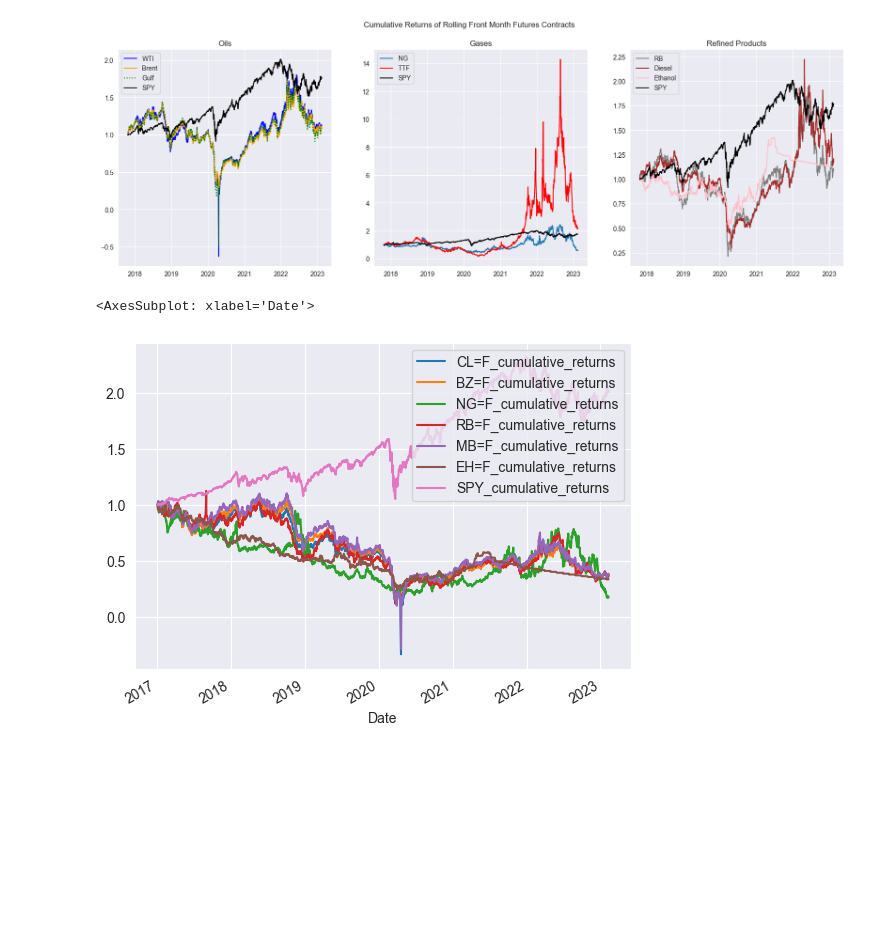
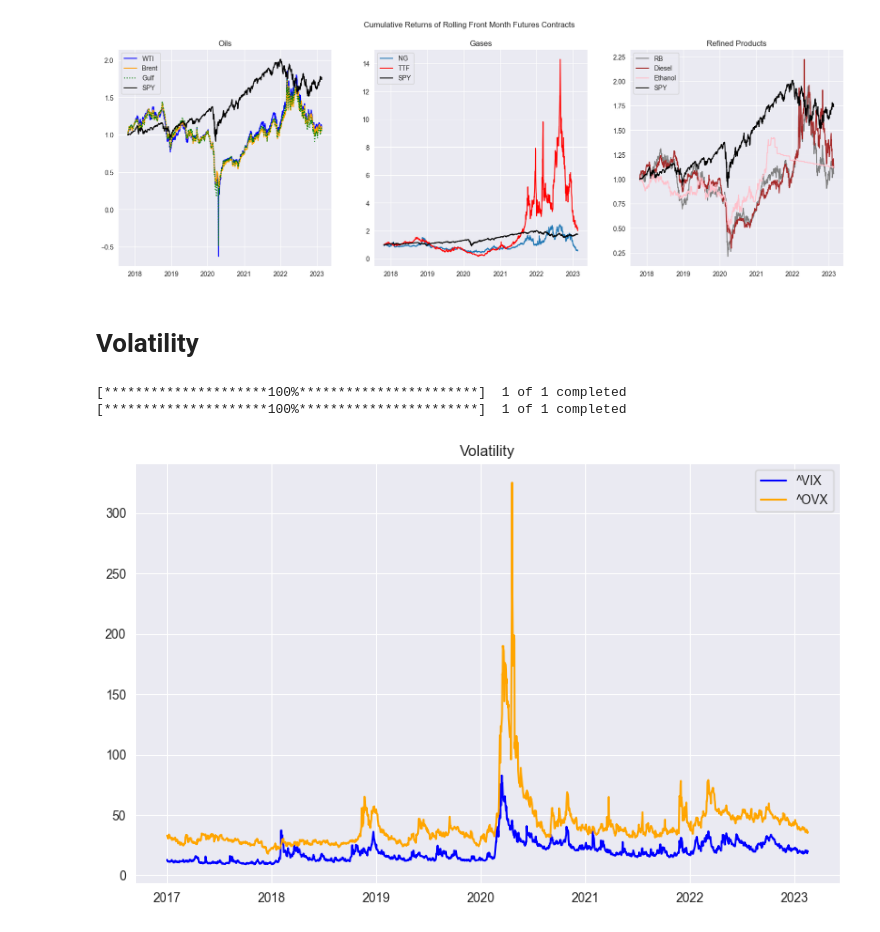
Before and after one commit to webclinic017/trading-40, a Jupyter notebook: algo/strategies/benchmarks/energy_futures_buy_and_hold.ipynb, the cells around one changed output. Drawn from its saved outputs; the diff is of its cells as text; code cells hidden in the pictures; blank space fills up the shorter version.

```diff
--- a/algo/strategies/benchmarks/energy_futures_buy_and_hold.ipynb
+++ b/algo/strategies/benchmarks/energy_futures_buy_and_hold.ipynb
@@ -102,9 +113,31 @@ plt.savefig("futures.png")
 plt.show()
 # %% [output]
 [figure]
-# %%
-cret_df = df.filter(like="cumulative_returns")
-cret_df.plot()
-# %% [output]
-<AxesSubplot: xlabel='Date'>
-[figure, removed]
+# %% [markdown]
+# Volatility
+# %%
+end_date = date.today()
+start_date = "2017-01-01"
+interval = "1d"
+
+vol_tickers = ["^OVX", "^VIX"]
+vol_df = pd.DataFrame(columns=vol_tickers)
+
+for ticker in vol_tickers:
+    ticker_df = yf.download(ticker, start=start_date, end=end_date, interval=interval)
+    vol_df[ticker] = ticker_df["Adj Close"]
+
+
+fig = plt.figure()
+fig.set_size_inches(10, 6)
+
+plt.plot(vol_df["^VIX"], color="blue", label="^VIX")
+plt.plot(vol_df["^OVX"], color="orange", label="^OVX")
+plt.title("Volatility")
+plt.legend()
+plt.savefig("volatility.png")
+plt.show()
+# %% [output]
+[*********************100%***********************]  1 of 1 completed
+[*********************100%***********************]  1 of 1 completed
+[figure, added]
```
Also changed, not shown: parts of 6 cells of this notebook.
